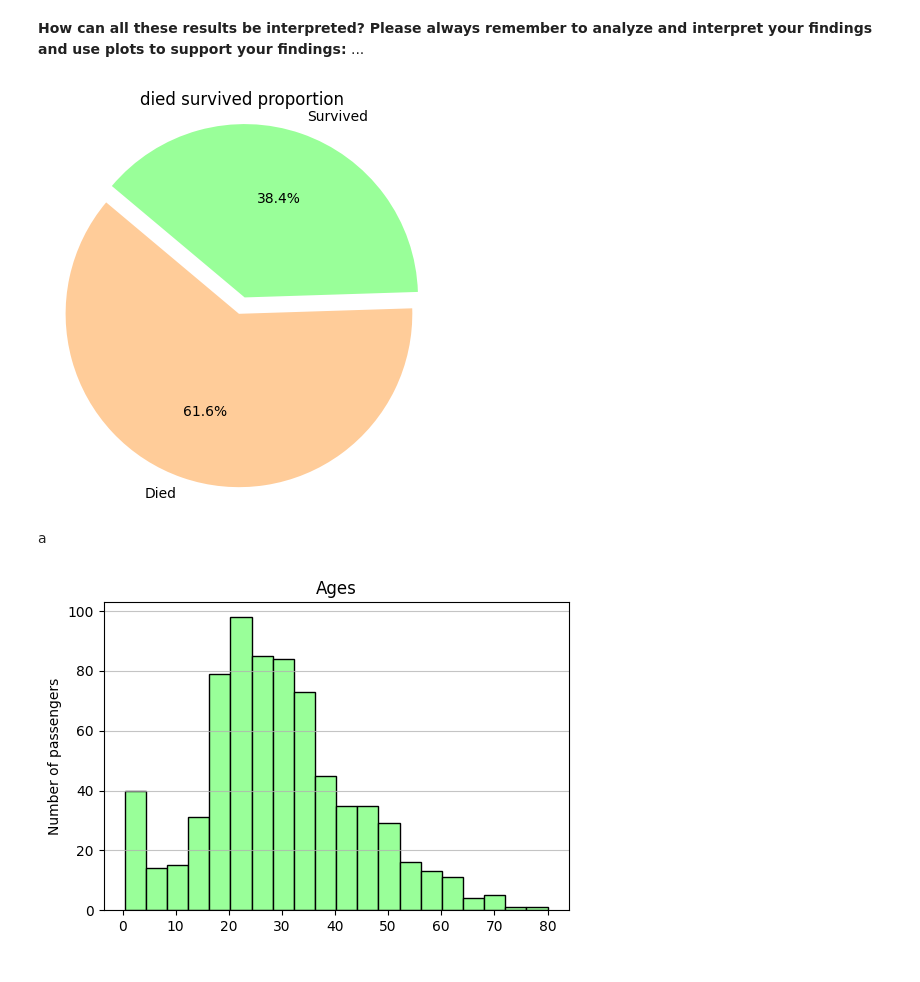
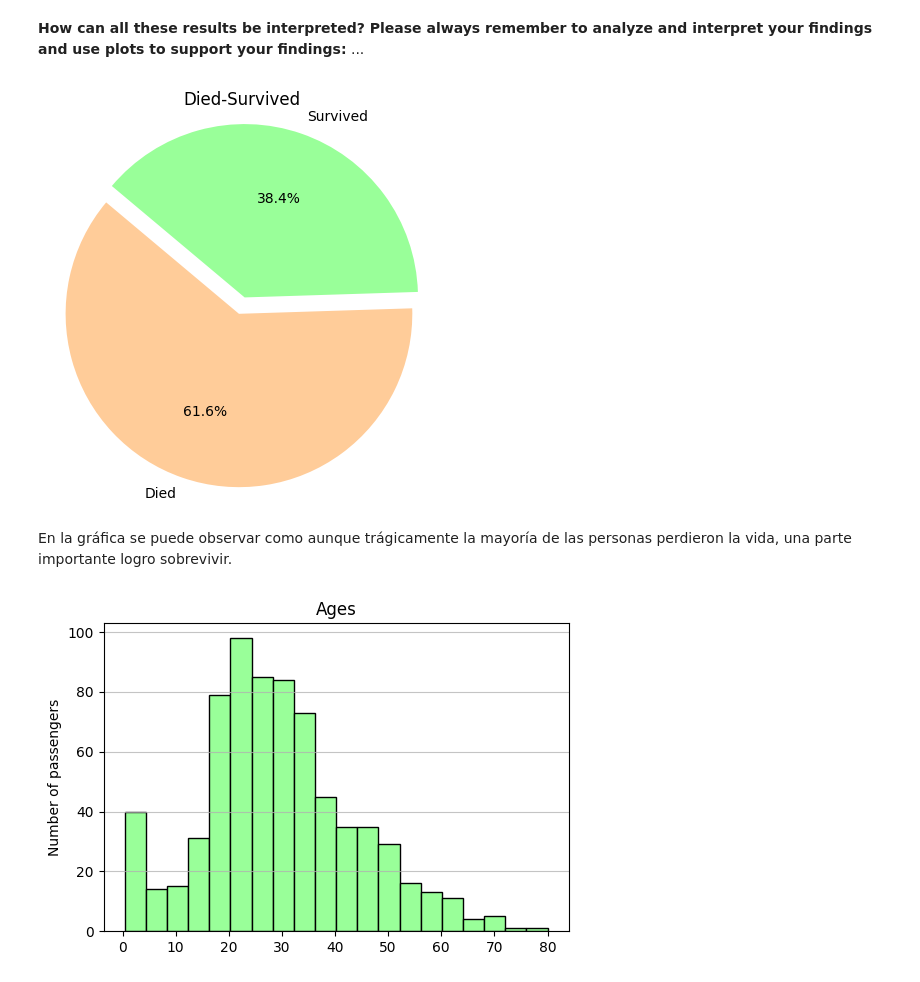
Before and after one commit to yoshikagua/MetNumUN2024I, a Jupyter notebook: Quiz 3/yoshikagua_Quiz_3.ipynb, the cells around one changed output. Cells and saved outputs as stored; diff of their text form; code cells hidden in the pictures.

```diff
--- a/Quiz 3/yoshikagua_Quiz_3.ipynb
+++ b/Quiz 3/yoshikagua_Quiz_3.ipynb
@@ -669,22 +669,22 @@ The output of the above cell should be:
 # %%
 import matplotlib.pyplot as plt
 
 survived_count = titanic['Survived'].value_counts()
 labels = ['Died', 'Survived']
 explode = (0.1, 0)
 
 colors = ['#ffcc99', '#99ff99']
 
 plt.figure(figsize=(5, 5))
 plt.pie(survived_count, labels=labels, colors=colors, explode=explode, autopct='%1.1f%%', startangle=140)
-plt.title('died survived proportion')
+plt.title('Died-Survived')
 plt.axis('equal')
 
 plt.show()
 # %% [output]
-[figure, old version]
+[figure, new version]
-# %% [markdown]
-a
+# %% [markdown]
+En la gráfica se puede observar como aunque trágicamente la mayoría de las personas perdieron la vida, una parte importante logro sobrevivir.
 # %%
 import matplotlib.pyplot as plt
 
```
Also changed, not shown: parts of 8 cells of this notebook.
